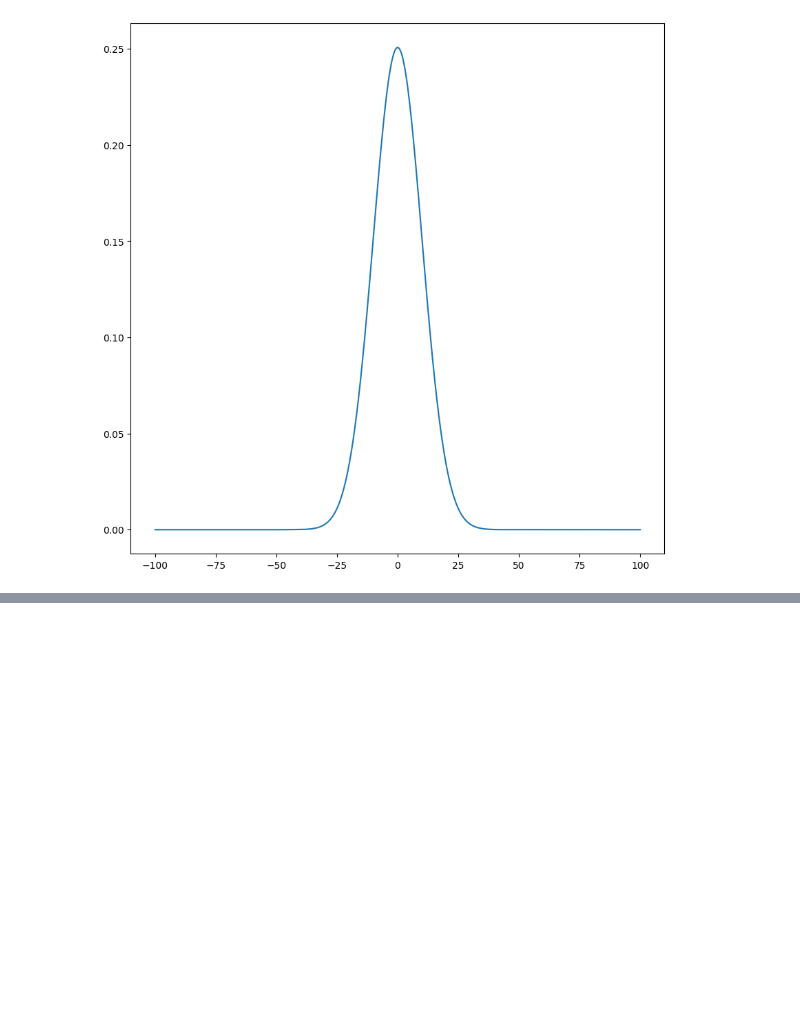
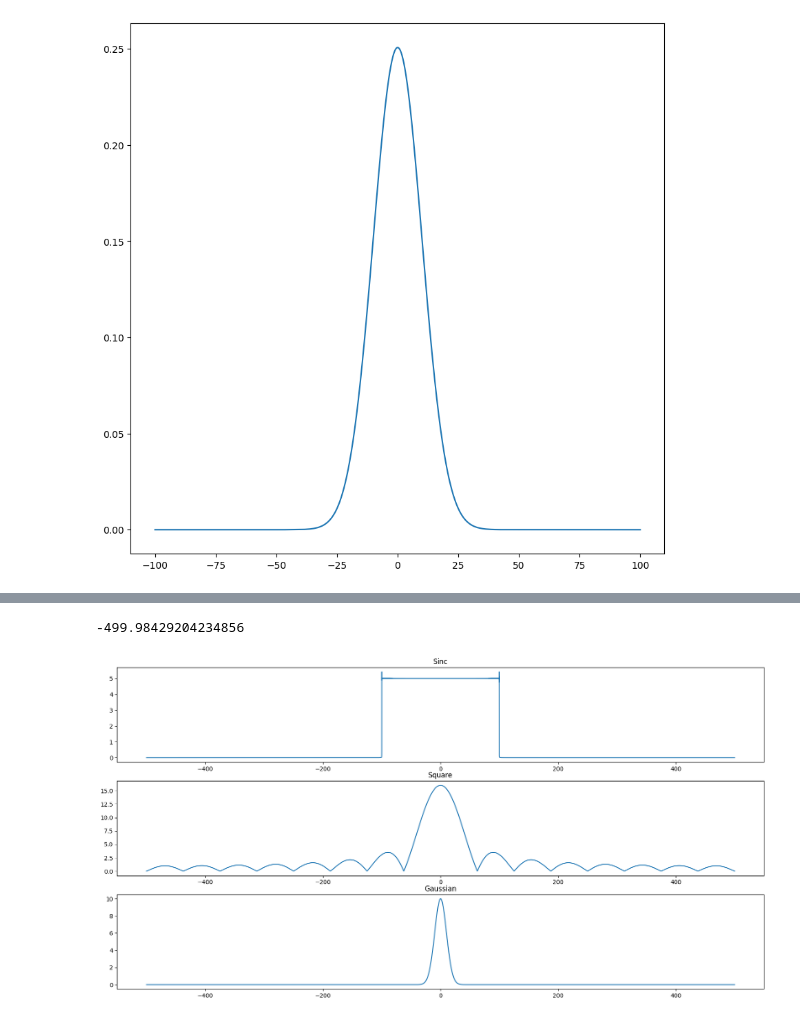
Before and after one commit to JoaoDell/MRI-study, a Jupyter notebook: examples/fft.ipynb, the cells around one changed output, grey strips where cells are left out. Cells and saved outputs as stored; diff of their text form; code cells hidden in the pictures; blank space fills up the shorter version.

```diff
--- a/examples/fft.ipynb
+++ b/examples/fft.ipynb
@@ -176,0 +213,39 @@ plt.plot(x, inv.real)
+# %%
+F_sinc = fft(sinc, sinc.shape[0])
+F_sinc_freqs = 2*np.pi*fftfreq(sinc.size, d = dt)
+
+F_square = fft(square, square.shape[0])
+F_square_freqs = 2*np.pi*fftfreq(square.size, d = dt)
+
+F_gauss = fft(gauss, gauss.shape[0])
+F_gauss_freqs = 2*np.pi*fftfreq(gauss.size, d = dt)
+# %%
+F_sinc = fftshift(F_sinc)
+F_sinc_freqs = fftshift(F_sinc_freqs)
+
+F_square = fftshift(F_square)
+F_square_freqs = fftshift(F_square_freqs)
+
+F_gauss = fftshift(F_gauss)
+F_gauss_freqs = fftshift(F_gauss_freqs)
+
+inv = ifft(F_gauss, F_gauss.shape[0])
+
+center = t.size//2
+b = t.size//2
+print(F_gauss_freqs[0])
+
+plt.figure(figsize = (20, 10))
+plt.subplot(311)
+plt.plot(F_sinc_freqs[center - b:center + b], np.sqrt(F_sinc.real[center - b:center + b]**2 + F_sinc.imag[center - b:center + b]**2))
+plt.title("Sinc")
+plt.subplot(312)
+plt.plot(F_square_freqs[center - b:center + b], np.sqrt(F_square.real[center - b:center + b]**2 + F_square.imag[center - b:center + b]**2))
+plt.title("Square")
+plt.subplot(313)
+plt.plot(F_gauss_freqs[center - b:center + b], np.sqrt(F_gauss.real[center - b:center + b]**2 + F_gauss.imag[center - b:center + b]**2))
+plt.title("Gaussian")
+plt.show()
+# %% [output]
+-499.98429204234856
+[figure, added]
```
Also changed, not shown: parts of 13 cells of this notebook, 4 other files.
